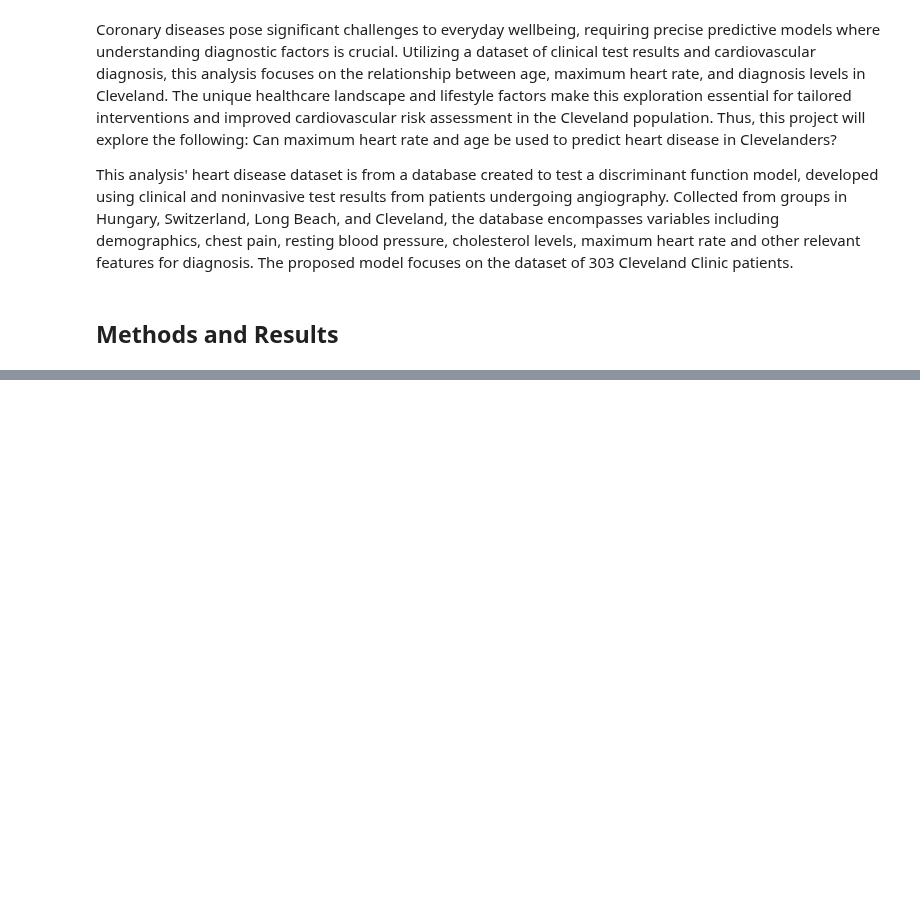
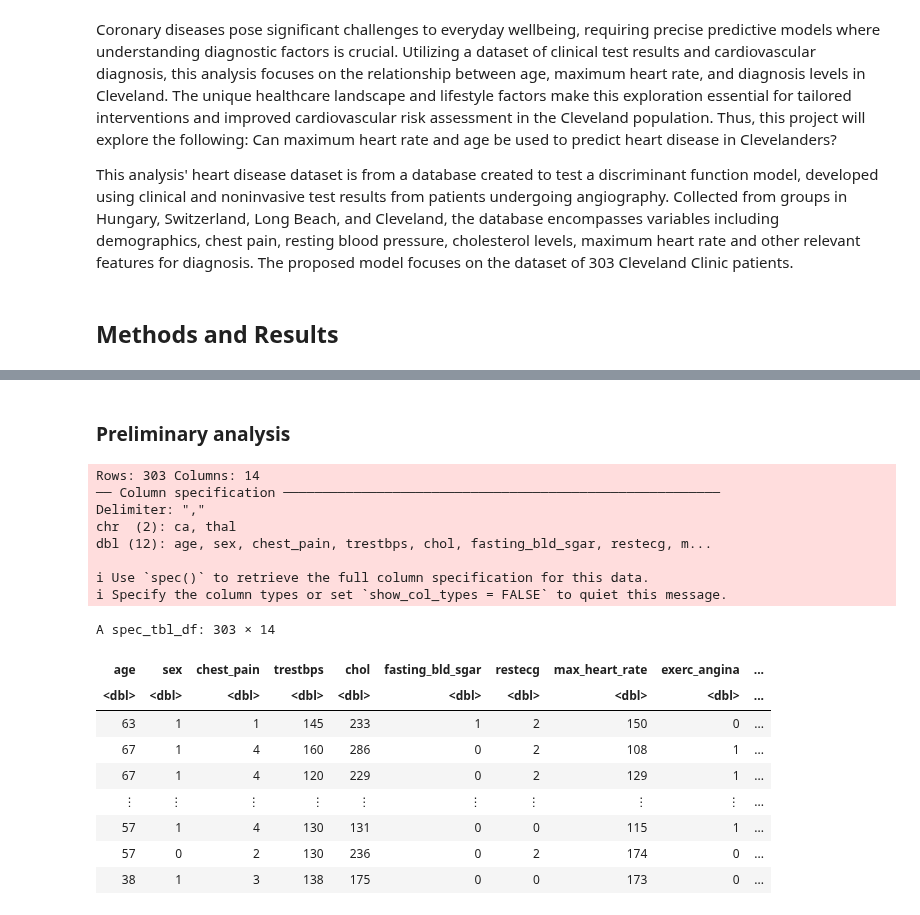
Before and after one commit to ssun05/dsci_100_002_group5_project, a Jupyter notebook: report.ipynb, the cells around one changed output, grey strips where cells are left out. Drawn from its saved outputs; the diff is of its cells as text; code cells hidden in the pictures; blank space fills up the shorter version.

Commit message:
prelim analysis

```diff
--- a/report.ipynb
+++ b/report.ipynb
@@ -33,0 +17,28 @@ Warning message:
+# %% [markdown]
+### Preliminary analysis
+# %%
+# downloading and reading data, naming columns
+url <- "https://raw.githubusercontent.com/ssun05/dsci_100_002_group5_project/main/processed.cleveland.data"
+heart_data <- read_csv(url, col_names = c("age", "sex", "chest_pain", "trestbps", "chol", "fasting_bld_sgar",
+                                                      "restecg", "max_heart_rate", "exerc_angina", "oldpeak", "slope", "ca", "thal", "diagnosis"))
+
+heart_data
+# %% [output]
+Rows: 303 Columns: 14
+── Column specification ────────────────────────────────────────────────────────
+Delimiter: ","
+chr  (2): ca, thal
+dbl (12): age, sex, chest_pain, trestbps, chol, fasting_bld_sgar, restecg, m...
+
+ℹ Use `spec()` to retrieve the full column specification for this data.
+ℹ Specify the column types or set `show_col_types = FALSE` to quiet this message.
+A spec_tbl_df: 303 × 14
+| age | sex | chest_pain | trestbps | chol | fasting_bld_sgar | restecg | max_heart_rate | exerc_angina | ... |
+| <dbl> | <dbl> | <dbl> | <dbl> | <dbl> | <dbl> | <dbl> | <dbl> | <dbl> | ... |
+| 63 | 1 | 1 | 145 | 233 | 1 | 2 | 150 | 0 | ... |
+| 67 | 1 | 4 | 160 | 286 | 0 | 2 | 108 | 1 | ... |
+| 67 | 1 | 4 | 120 | 229 | 0 | 2 | 129 | 1 | ... |
+| ⋮ | ⋮ | ⋮ | ⋮ | ⋮ | ⋮ | ⋮ | ⋮ | ⋮ | ... |
+| 57 | 1 | 4 | 130 | 131 | 0 | 0 | 115 | 1 | ... |
+| 57 | 0 | 2 | 130 | 236 | 0 | 2 | 174 | 0 | ... |
+| 38 | 1 | 3 | 138 | 175 | 0 | 0 | 173 | 0 | ... |
```
Also changed, not shown: parts of 7 cells of this notebook.
